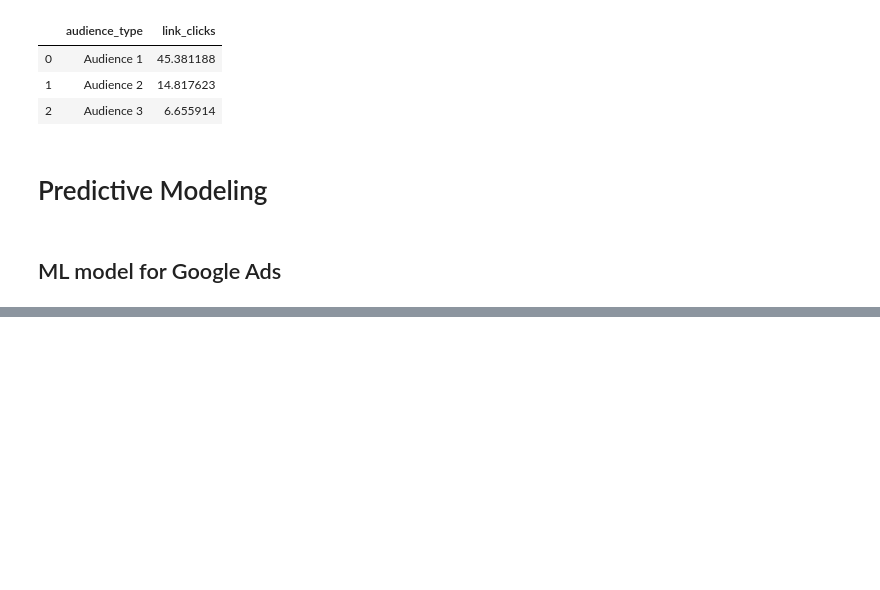
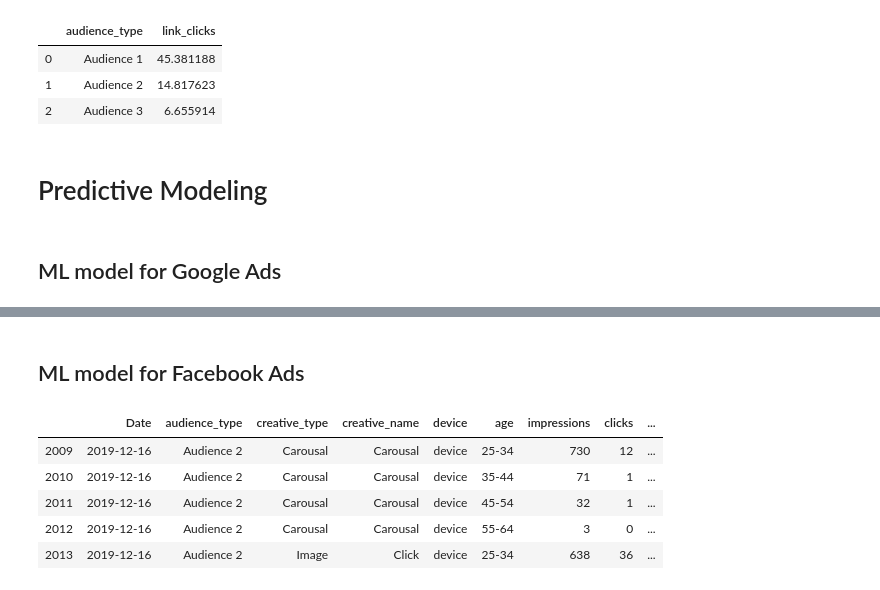
Before and after one commit to rohit-kulkarni247/merkle-sokrati-task, a Jupyter notebook: analysis1.ipynb, the cells around one changed output, grey strips where cells are left out. Drawn from its saved outputs; the diff is of its cells as text; code cells hidden in the pictures; blank space fills up the shorter version.

```diff
--- a/analysis1.ipynb
+++ b/analysis1.ipynb
@@ -507,0 +493,15 @@ median_absolute_error(y_pred,y_test)
+# %% [markdown]
+## ML model for Facebook Ads
+# %%
+# feature selection
+facebook_df = fb_df.drop(columns=['product', 'phase', 'campaign_platform', 'campaign_type', 'communication_medium',
+                                  'subchannel', 'spends'])
+# %%
+facebook_df.head()
+# %% [output]
+|  | Date | audience_type | creative_type | creative_name | device | age | impressions | clicks | ... |
+| 2009 | 2019-12-16 | Audience 2 | Carousal | Carousal | device | 25-34 | 730 | 12 | ... |
+| 2010 | 2019-12-16 | Audience 2 | Carousal | Carousal | device | 35-44 | 71 | 1 | ... |
+| 2011 | 2019-12-16 | Audience 2 | Carousal | Carousal | device | 45-54 | 32 | 1 | ... |
+| 2012 | 2019-12-16 | Audience 2 | Carousal | Carousal | device | 55-64 | 3 | 0 | ... |
+| 2013 | 2019-12-16 | Audience 2 | Image | Click | device | 25-34 | 638 | 36 | ... |
```
Also changed, not shown: parts of 19 cells of this notebook.
